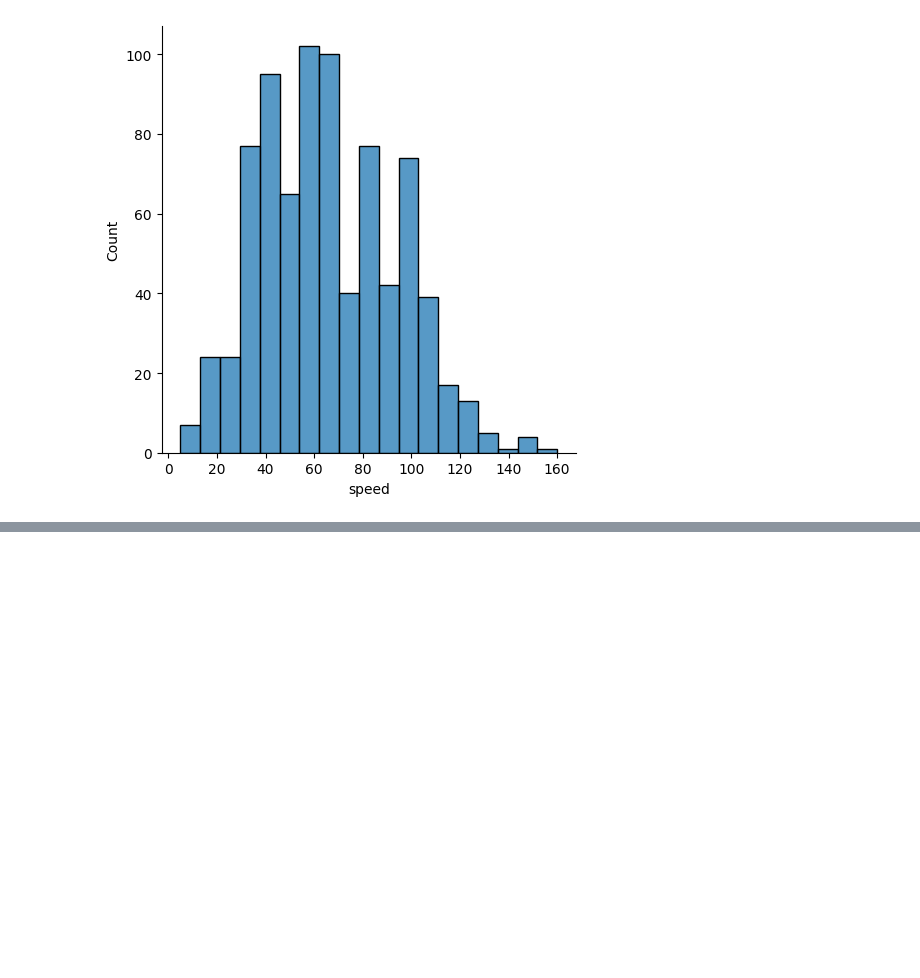
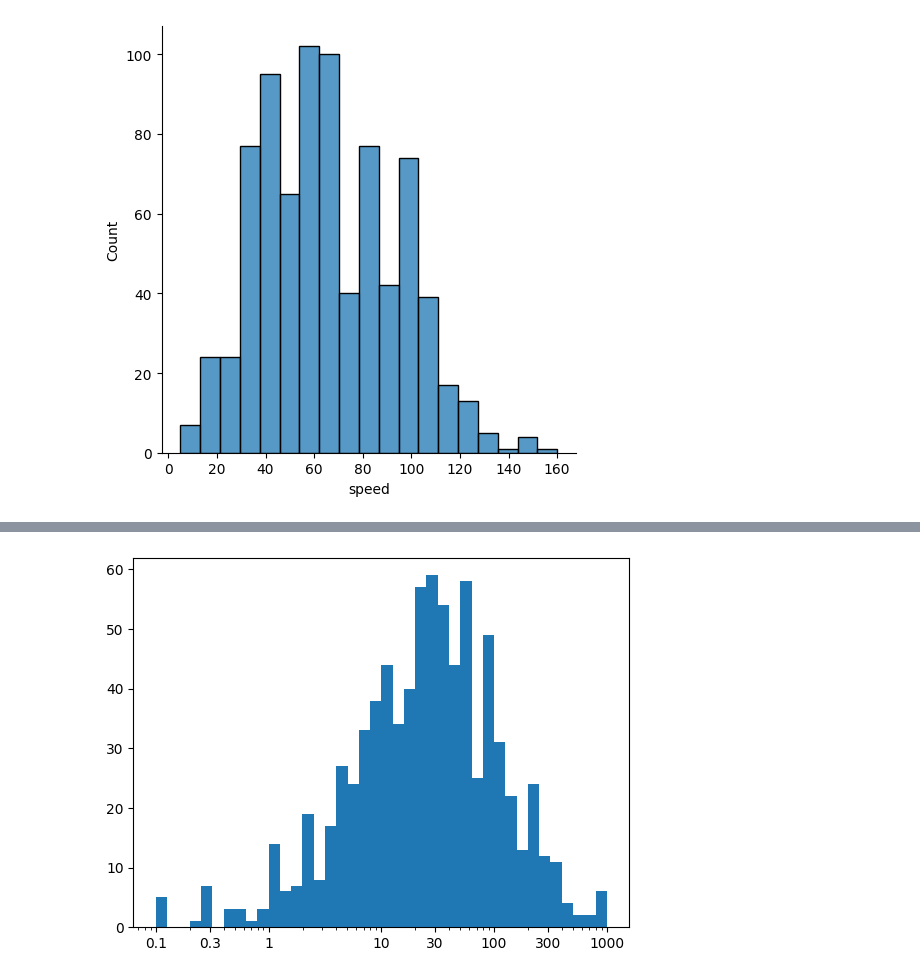
Before and after one commit to Awais-019/matplotlib-seaborn-introduction, a Jupyter notebook: index.ipynb, the cells around one changed output, grey strips where cells are left out. Cells and saved outputs as stored; diff of their text form; code cells hidden in the pictures; blank space fills up the shorter version.

```diff
--- a/index.ipynb
+++ b/index.ipynb
@@ -107,0 +116,9 @@ sns.displot(pokemon['speed'])
+# %%
+bins = 10 ** np.arange(-1, 3 + 0.1, 0.1)
+ticks = [0.1, 0.3, 1, 10, 30, 100, 300, 1000]
+labels = ['{}'.format(v) for v in ticks]
+plt.hist(data = pokemon, x = 'weight', bins = bins);
+plt.xscale('log')
+plt.xticks(ticks, labels);
+# %% [output]
+[figure, added]
```
Also changed, not shown: parts of 4 cells of this notebook.
